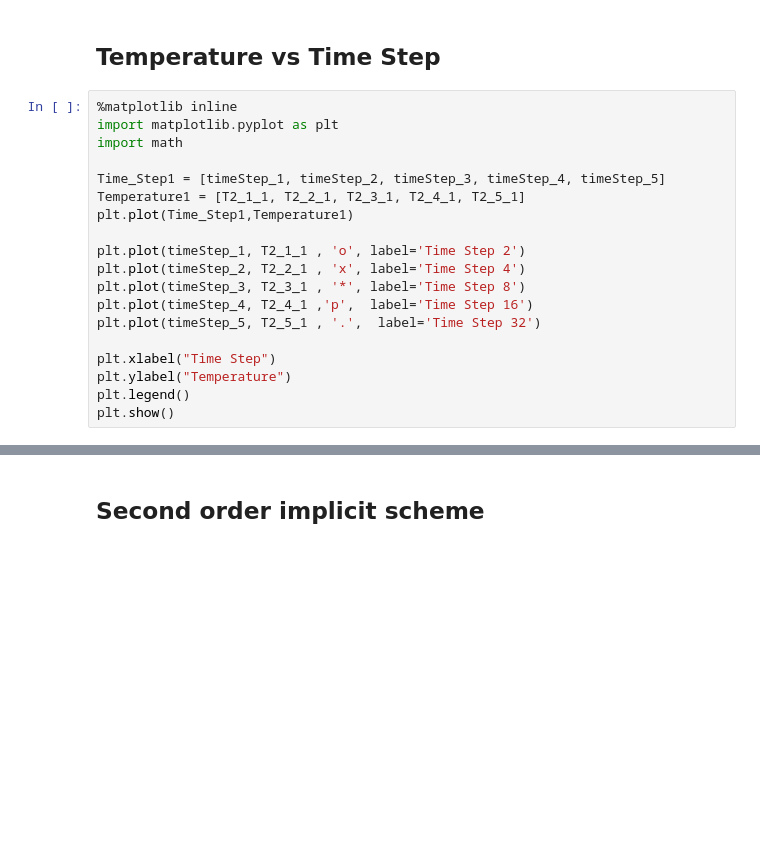
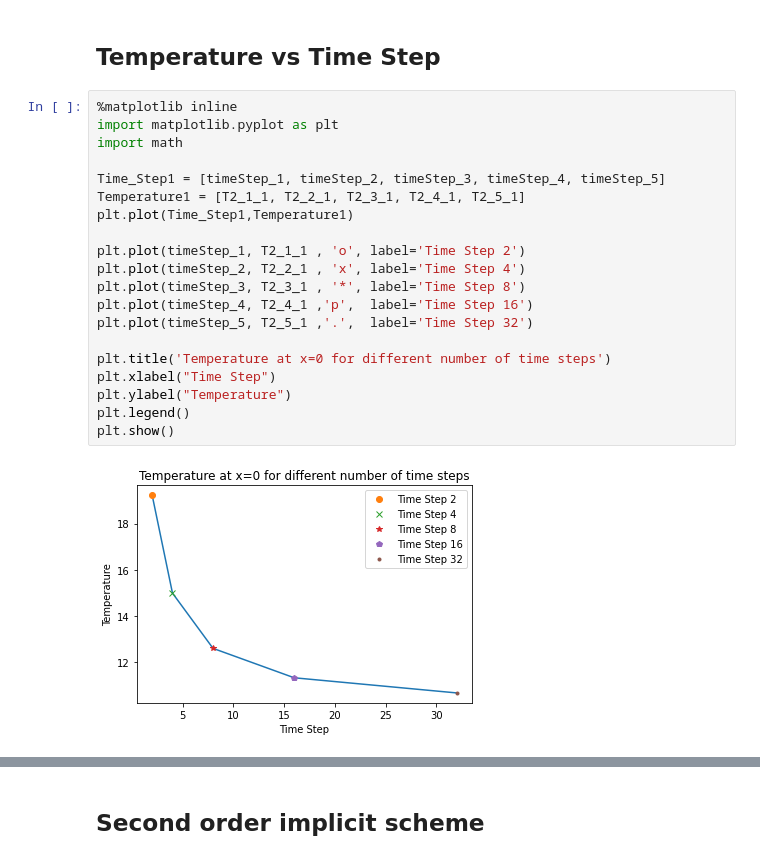
Before and after one commit to LamiaAroni/CFD_project2, a Jupyter notebook: Assignment_2.ipynb, the cells around one changed output, grey strips where cells are left out. Cells and saved outputs as stored; diff of their text form; blank space fills up the shorter version.

```diff
--- a/Assignment_2.ipynb
+++ b/Assignment_2.ipynb
@@ -1144,19 +1329,22 @@ plt.show()
 # %%
 %matplotlib inline
 import matplotlib.pyplot as plt
 import math
 
 Time_Step1 = [timeStep_1, timeStep_2, timeStep_3, timeStep_4, timeStep_5]
 Temperature1 = [T2_1_1, T2_2_1, T2_3_1, T2_4_1, T2_5_1]
 plt.plot(Time_Step1,Temperature1)
 
 plt.plot(timeStep_1, T2_1_1 , 'o', label='Time Step 2')
 plt.plot(timeStep_2, T2_2_1 , 'x', label='Time Step 4')
 plt.plot(timeStep_3, T2_3_1 , '*', label='Time Step 8')
 plt.plot(timeStep_4, T2_4_1 ,'p',  label='Time Step 16')
-plt.plot(timeStep_5, T2_5_1 , '.',  label='Time Step 32')
+plt.plot(timeStep_5, T2_5_1 ,'.',  label='Time Step 32')
 
+plt.title('Temperature at x=0 for different number of time steps')
 plt.xlabel("Time Step")
 plt.ylabel("Temperature")
 plt.legend()
 plt.show()
+# %% [output]
+[figure, added]
```
Also changed, not shown: parts of 68 cells of this notebook.
